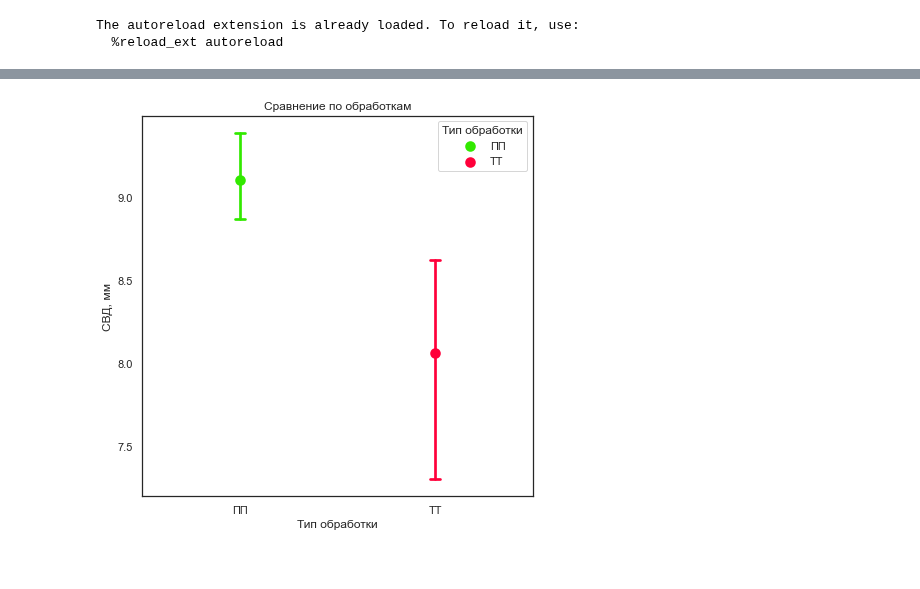
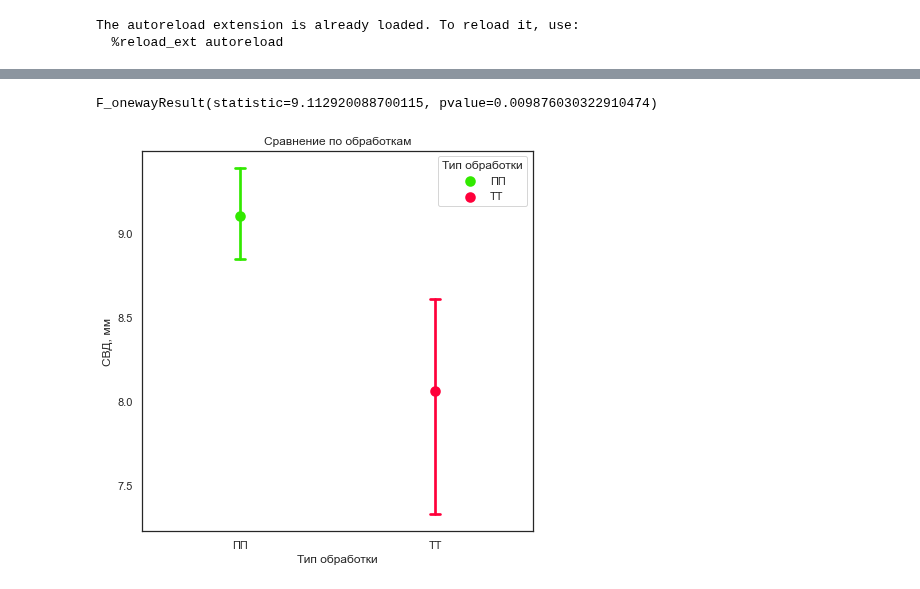
Before and after one commit to hukitoc94/total_archangelskiy, a Jupyter notebook: field_data/agrophysics.ipynb, the cells around one changed output, grey strips where cells are left out. Drawn from its saved outputs; the diff is of its cells as text; code cells hidden in the pictures.

```diff
--- a/field_data/agrophysics.ipynb
+++ b/field_data/agrophysics.ipynb
@@ -54,4 +47,6 @@ stats
 # %%
-agrofiz_plot(agrofiz, 'СВД, мм')
+stats, aov, fig = agrofiz_plot(agrofiz, 'СВД, мм')
+aov
 # %% [output]
+F_onewayResult(statistic=9.112920088700115, pvalue=0.009876030322910474)
-[figure, old version]
+[figure, new version]
```
Also changed, not shown: parts of 23 cells of this notebook, 7 other files.
